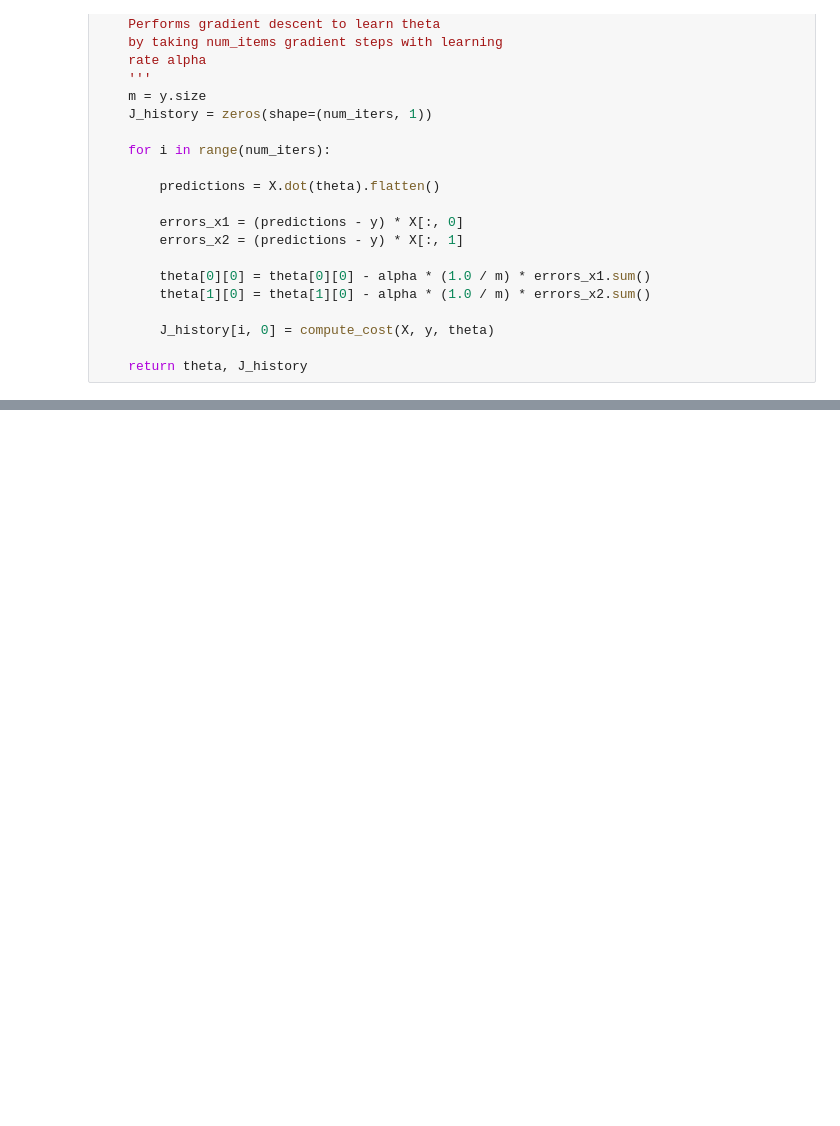
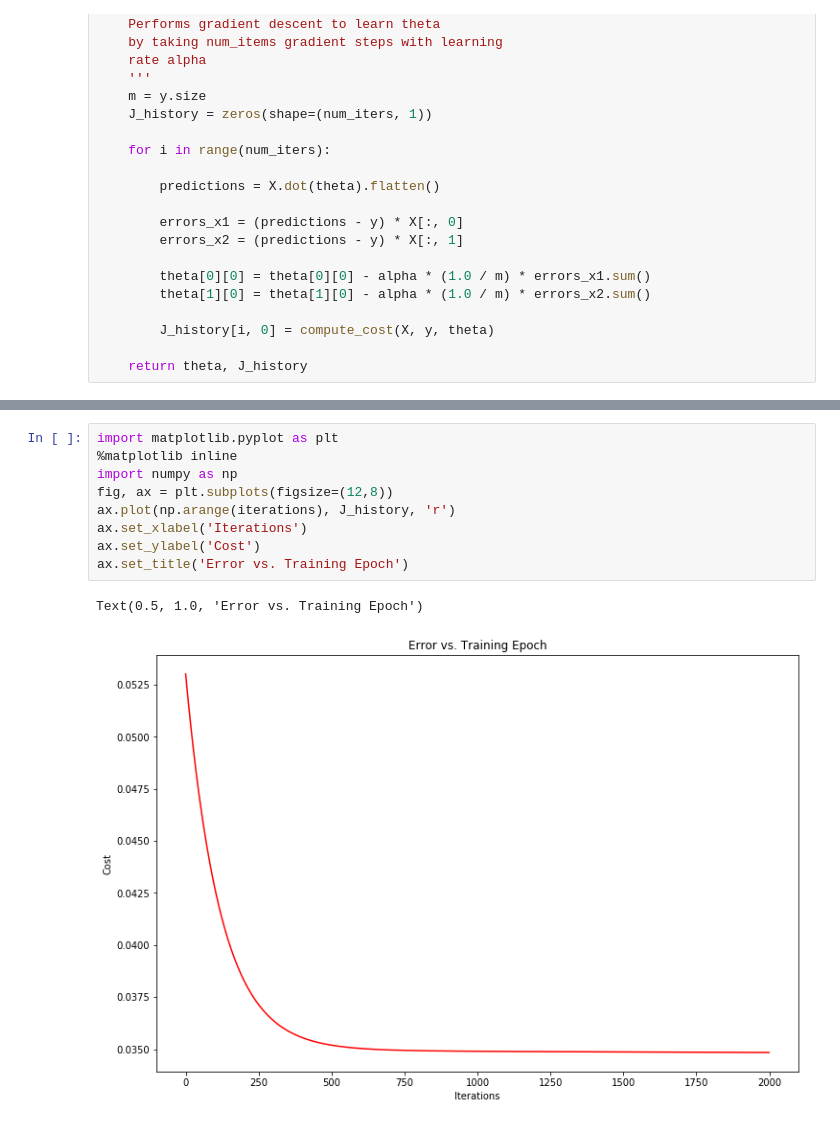
Before and after one commit to esthermead/WHI, a Jupyter notebook: WHI_socialSupport_and_freedomToMakeLifeChoices.ipynb, the cells around one changed output, grey strips where cells are left out. Cells and saved outputs as stored; diff of their text form; blank space fills up the shorter version.

```diff
--- a/WHI_socialSupport_and_freedomToMakeLifeChoices.ipynb
+++ b/WHI_socialSupport_and_freedomToMakeLifeChoices.ipynb
@@ -153,0 +154,12 @@ For social support = 0.80410856, we predict a refugee count of 0.050157
+# %%
+import matplotlib.pyplot as plt
+%matplotlib inline
+import numpy as np
+fig, ax = plt.subplots(figsize=(12,8))
+ax.plot(np.arange(iterations), J_history, 'r')
+ax.set_xlabel('Iterations')
+ax.set_ylabel('Cost')
+ax.set_title('Error vs. Training Epoch')
+# %% [output]
+Text(0.5, 1.0, 'Error vs. Training Epoch')
+[figure, added]
```
Also changed, not shown: parts of 3 cells of this notebook, 1 other file.
